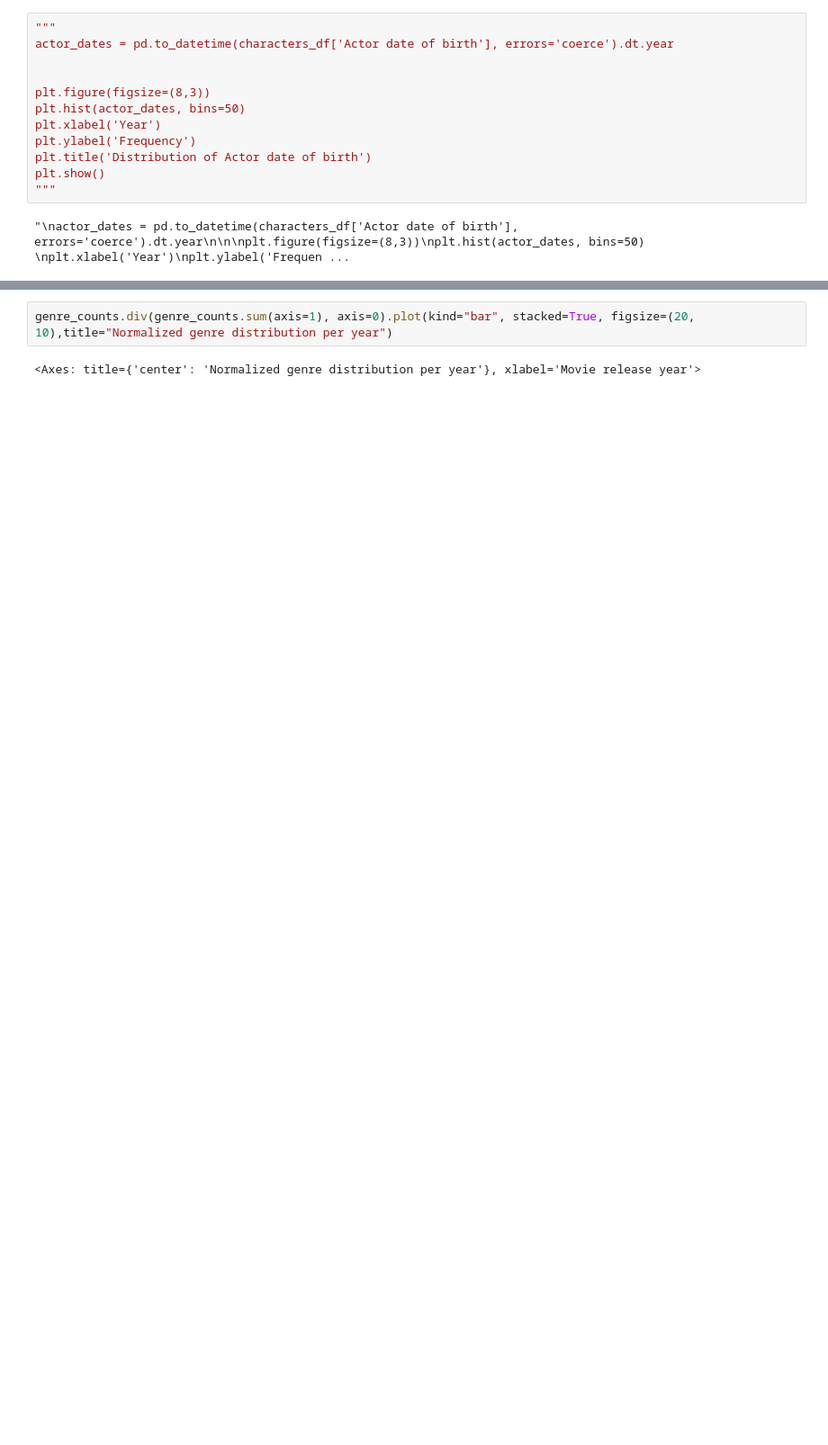
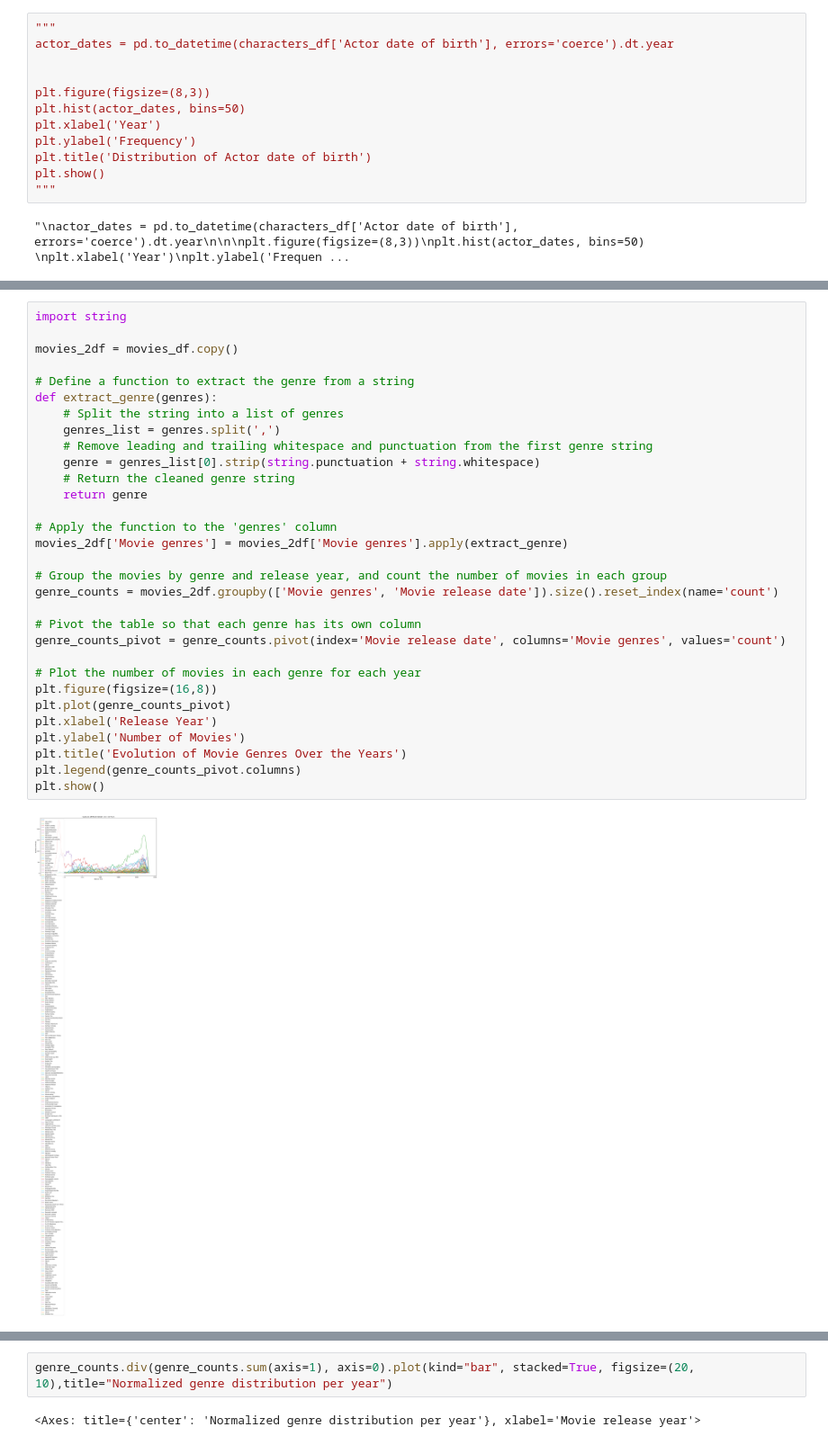
Before and after one commit to epfl-ada/ada-2024-project-metal2024, a Jupyter notebook: dataset_exploration.ipynb, the cells around one changed output, grey strips where cells are left out. Shown at 90% size. Cells and saved outputs as stored; diff of their text form; blank space fills up the shorter version.

```diff
--- a/dataset_exploration.ipynb
+++ b/dataset_exploration.ipynb
@@ -134,0 +159,33 @@ movies_df.columns = ["Wikipedia movie ID", "Freebase movie ID", "Movie name", "M
+# %%
+import string
+
+movies_2df = movies_df.copy()
+
+# Define a function to extract the genre from a string
+def extract_genre(genres):
+    # Split the string into a list of genres
+    genres_list = genres.split(',')
+    # Remove leading and trailing whitespace and punctuation from the first genre string
+    genre = genres_list[0].strip(string.punctuation + string.whitespace)
+    # Return the cleaned genre string
+    return genre
+
+# Apply the function to the 'genres' column
+movies_2df['Movie genres'] = movies_2df['Movie genres'].apply(extract_genre)
+
+# Group the movies by genre and release year, and count the number of movies in each group
+genre_counts = movies_2df.groupby(['Movie genres', 'Movie release date']).size().reset_index(name='count')
+
+# Pivot the table so that each genre has its own column
+genre_counts_pivot = genre_counts.pivot(index='Movie release date', columns='Movie genres', values='count')
+
+# Plot the number of movies in each genre for each year
+plt.figure(figsize=(16,8))
+plt.plot(genre_counts_pivot)
+plt.xlabel('Release Year')
+plt.ylabel('Number of Movies')
+plt.title('Evolution of Movie Genres Over the Years')
+plt.legend(genre_counts_pivot.columns)
+plt.show()
+# %% [output]
+[figure, added]
```
Also changed, not shown: parts of 15 cells of this notebook.
